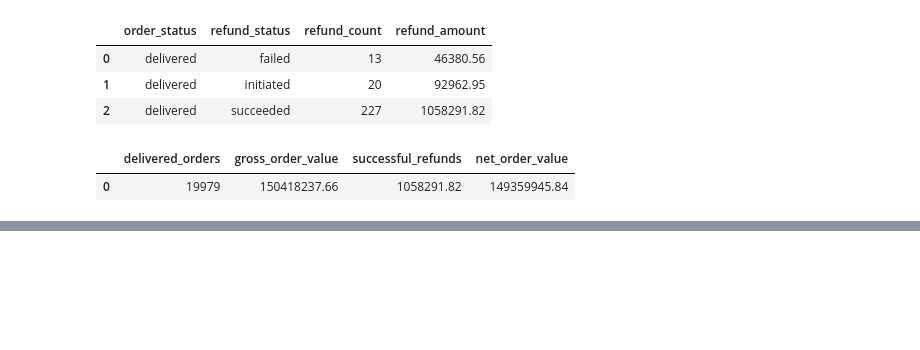
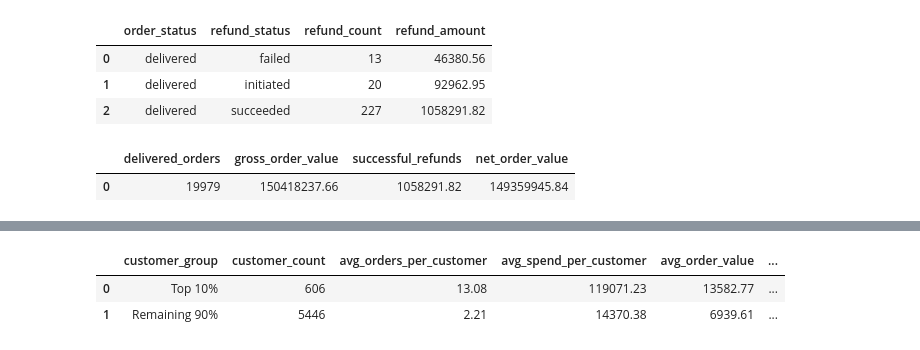
Before and after one commit to neharika/rfm-customer-segmentation, a Jupyter notebook: notebooks/01_exploration.ipynb, the cells around one changed output, grey strips where cells are left out. Saved outputs shown, nothing was run; the diff lists cells and outputs as text; code cells hidden in the pictures; blank space fills up the shorter version.

```diff
--- a/notebooks/01_exploration.ipynb
+++ b/notebooks/01_exploration.ipynb
@@ -316,0 +500,82 @@ revenue_summary
+# %%
+
+query = """
+WITH customer_activity AS (
+    SELECT
+        customer_id,
+        COUNT(order_id) AS delivered_orders,
+        SUM(total) AS delivered_spend,
+        AVG(total) AS avg_order_value
+
+    FROM ecom.orders
+    WHERE LOWER(TRIM(status)) = 'delivered'
+    GROUP BY customer_id
+),
+
+ranked_customers AS (
+    SELECT
+        customer_id,
+        delivered_orders,
+        delivered_spend,
+        avg_order_value,
+
+        ROW_NUMBER() OVER (
+            ORDER BY delivered_spend DESC
+        ) AS customer_rank,
+
+        COUNT(*) OVER () AS total_customers
+
+    FROM customer_activity
+),
+
+customer_groups AS (
+    SELECT
+        CASE
+            WHEN customer_rank <= CEIL(total_customers * 0.10)
+            THEN 'Top 10%'
+            ELSE 'Remaining 90%'
+        END AS customer_group,
+
+        delivered_orders,
+        delivered_spend,
+        avg_order_value
+
+    FROM ranked_customers
+)
+
+SELECT
+    customer_group,
+
+    COUNT(*) AS customer_count,
+
+    ROUND(AVG(delivered_orders), 2)
+        AS avg_orders_per_customer,
+
+    ROUND(AVG(delivered_spend), 2)
+        AS avg_spend_per_customer,
+
+    ROUND(AVG(avg_order_value), 2)
+        AS avg_order_value,
+
+    ROUND(SUM(delivered_spend), 2)
+        AS total_revenue
+
+FROM customer_groups
+GROUP BY customer_group
+ORDER BY
+    CASE customer_group
+        WHEN 'Top 10%' THEN 1
+        ELSE 2
+    END;
+"""
+
+with engine.connect() as connection:
+    frequency_analysis = pd.read_sql(
+        text(query), connection
+    )
+
+frequency_analysis
+# %% [output]
+|  | customer_group | customer_count | avg_orders_per_customer | avg_spend_per_customer | avg_order_value | ... |
+| 0 | Top 10% | 606 | 13.08 | 119071.23 | 13582.77 | ... |
+| 1 | Remaining 90% | 5446 | 2.21 | 14370.38 | 6939.61 | ... |
```
Also changed, not shown: parts of 7 cells of this notebook, 3 other files.
